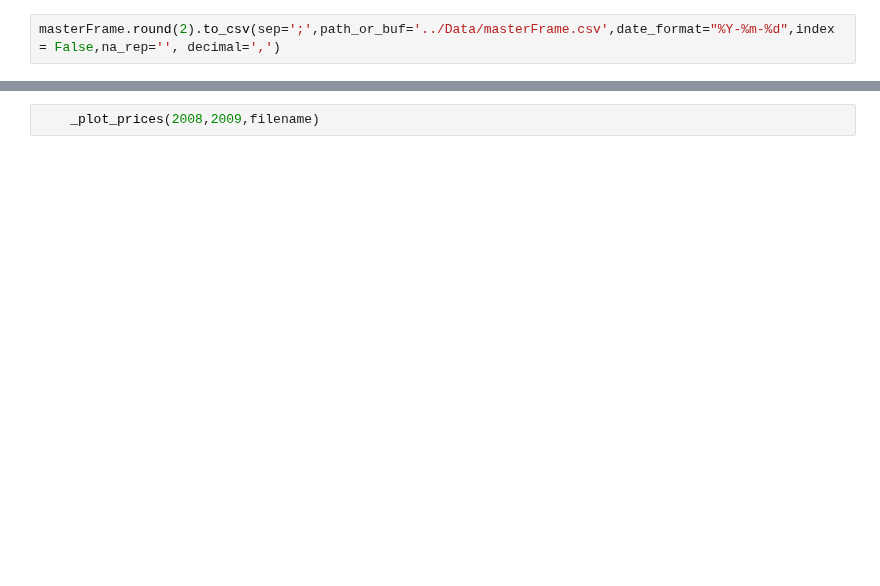
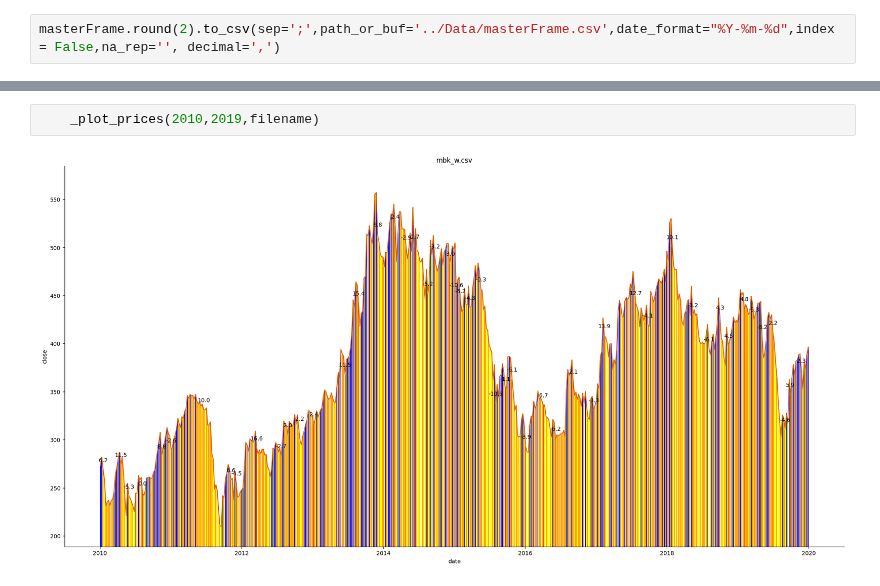
Before and after one commit to ai357060/flower, a Jupyter notebook: wm/aw02.ipynb, the cells around one changed output, grey strips where cells are left out. Drawn from its saved outputs; the diff is of its cells as text; blank space fills up the shorter version.

```diff
--- a/wm/aw02.ipynb
+++ b/wm/aw02.ipynb
@@ -273,2 +273,4 @@ _plot_prices(2002,2010,filename)
 # %%
-    _plot_prices(2008,2009,filename)
+    _plot_prices(2010,2019,filename)
+# %% [output]
+[figure, added]
```
Also changed, not shown: parts of 4 cells of this notebook, 3 other files.
